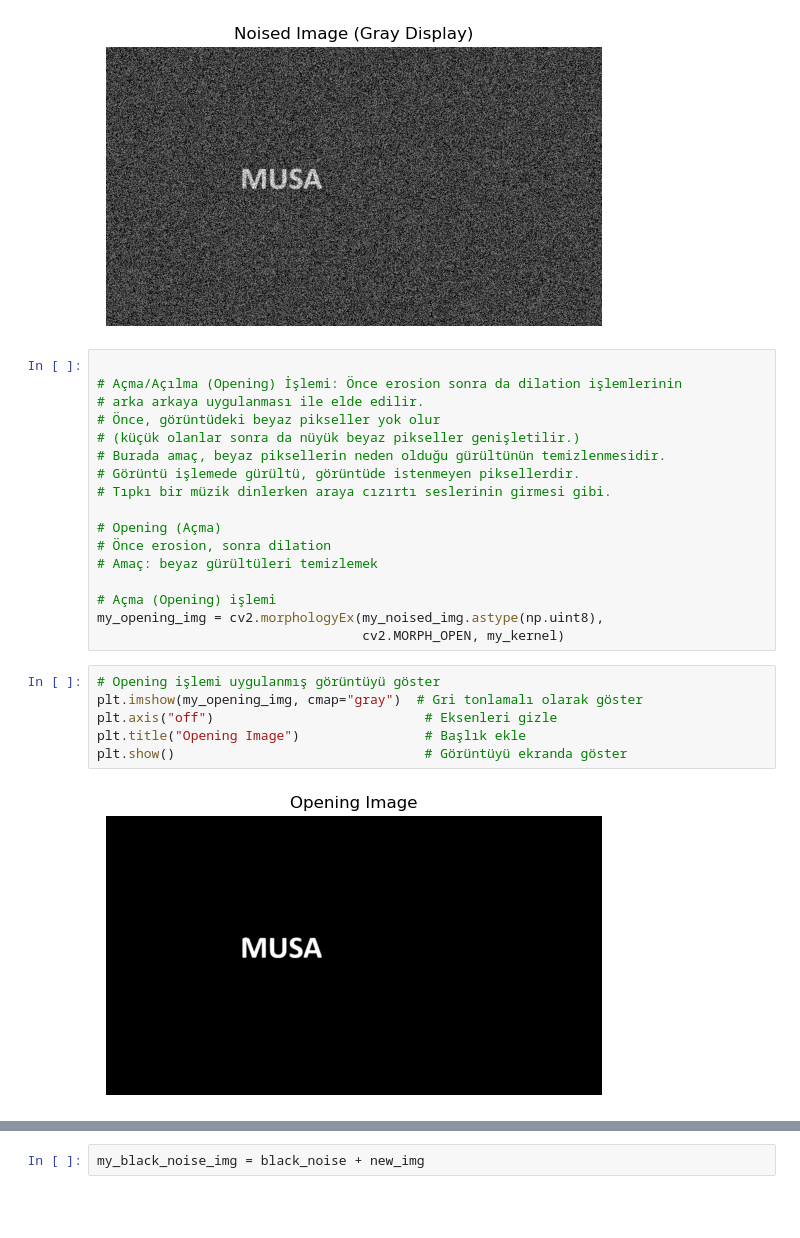
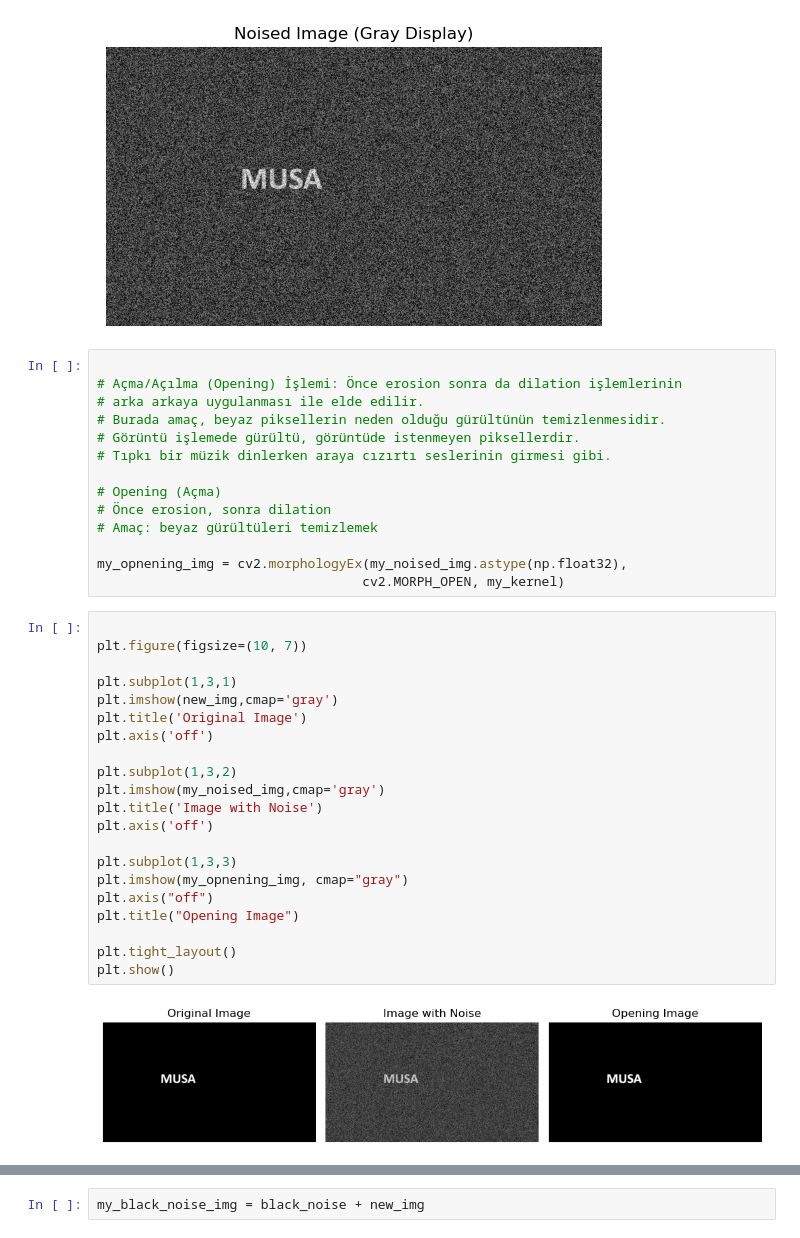
Before and after one commit to musayoncalik/Digital_Image_Analysis, a Jupyter notebook: week_4_Morphological_Image_Processing.ipynb, the cells around one changed output, grey strips where cells are left out. Drawn from its saved outputs; the diff is of its cells as text; blank space fills up the shorter version.

```diff
--- a/week_4_Morphological_Image_Processing.ipynb
+++ b/week_4_Morphological_Image_Processing.ipynb
@@ -176,8 +180,6 @@ Text(0.5, 1.0, 'Noised Image (Gray Display)')
 
 # Açma/Açılma (Opening) İşlemi: Önce erosion sonra da dilation işlemlerinin
 # arka arkaya uygulanması ile elde edilir.
-# Önce, görüntüdeki beyaz pikseller yok olur
-# (küçük olanlar sonra da nüyük beyaz pikseller genişletilir.)
 # Burada amaç, beyaz piksellerin neden olduğu gürültünün temizlenmesidir.
 # Görüntü işlemede gürültü, görüntüde istenmeyen piksellerdir.
 # Tıpkı bir müzik dinlerken araya cızırtı seslerinin girmesi gibi.
@@ -186,14 +188,28 @@ Text(0.5, 1.0, 'Noised Image (Gray Display)')
 # Önce erosion, sonra dilation
 # Amaç: beyaz gürültüleri temizlemek
 
-# Açma (Opening) işlemi
-my_opening_img = cv2.morphologyEx(my_noised_img.astype(np.uint8),
+my_opnening_img = cv2.morphologyEx(my_noised_img.astype(np.float32),
                                   cv2.MORPH_OPEN, my_kernel)
 # %%
-# Opening işlemi uygulanmış görüntüyü göster
-plt.imshow(my_opening_img, cmap="gray")  # Gri tonlamalı olarak göster
-plt.axis("off")                           # Eksenleri gizle
-plt.title("Opening Image")                # Başlık ekle
-plt.show()                                # Görüntüyü ekranda göster
+
+plt.figure(figsize=(10, 7))
+
+plt.subplot(1,3,1)
+plt.imshow(new_img,cmap='gray')
+plt.title('Original Image')
+plt.axis('off')
+
+plt.subplot(1,3,2)
+plt.imshow(my_noised_img,cmap='gray')
+plt.title('Image with Noise')
+plt.axis('off')
+
+plt.subplot(1,3,3)
+plt.imshow(my_opnening_img, cmap="gray")
+plt.axis("off")
+plt.title("Opening Image")
+
+plt.tight_layout()
+plt.show()
 # %% [output]
-[figure, old version]
+[figure, new version]
```
Also changed, not shown: parts of 12 cells of this notebook.
